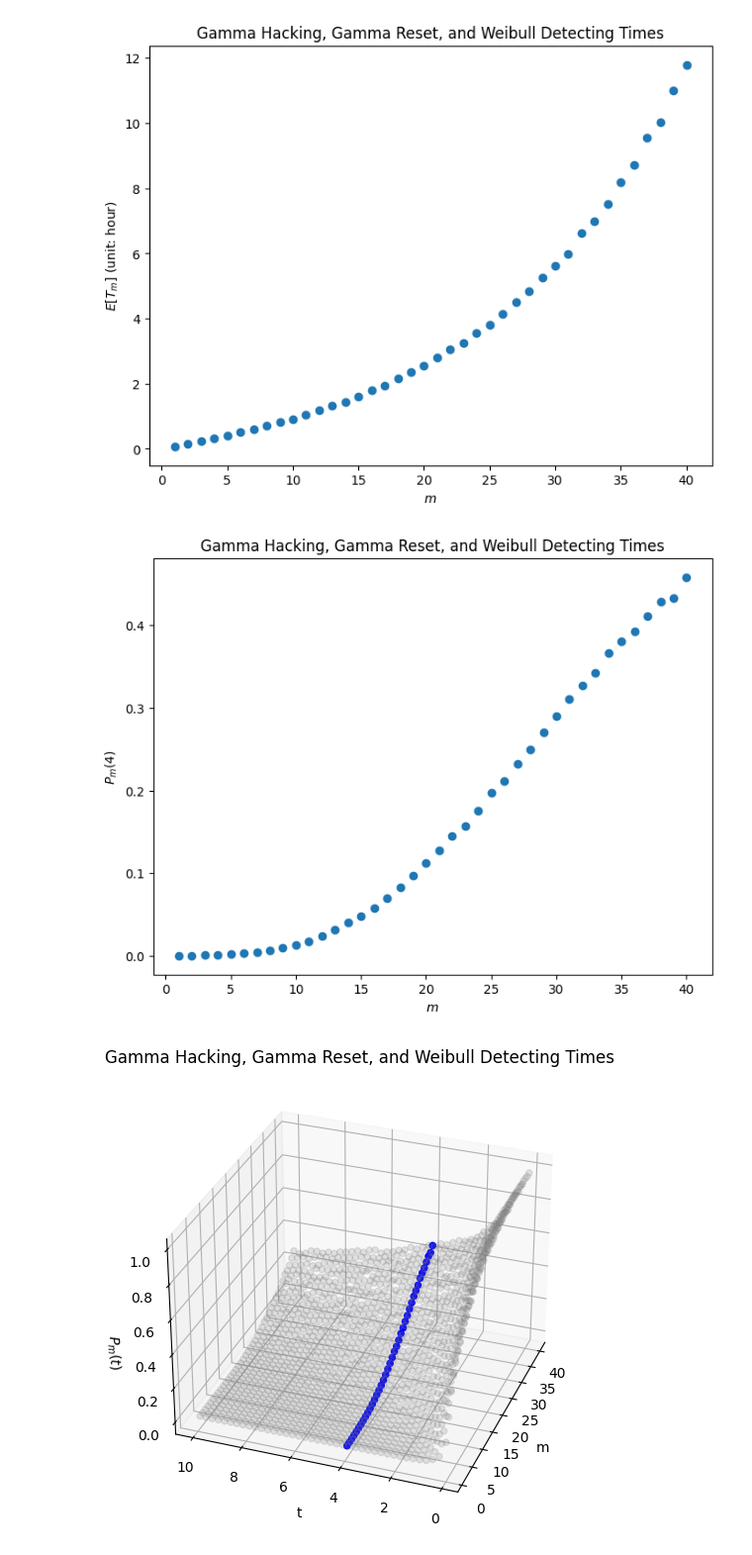
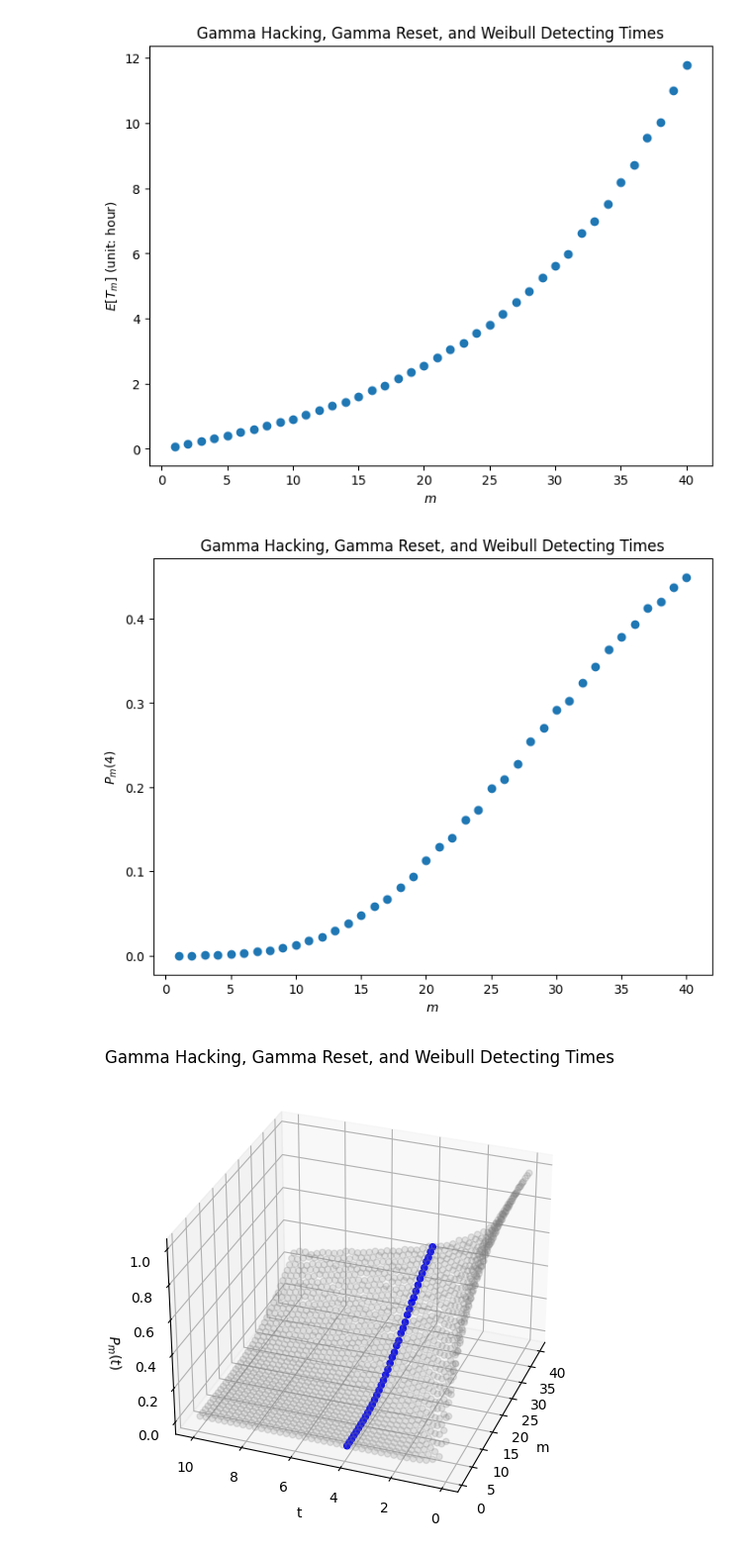
Before and after one commit to xuxiufeng/Instantaneous_and_limiting_behavior_of_an_n-node_blockchain_under_cyber_attacks_from_hackers, a Jupyter notebook: Instantaneous_and_limiting_behavior_of_an_n-node_blockchain_with_random_re-setting_times_under_cyber_attacks_from_a_single_hacker/gamma-gamma-weibull.ipynb, the cells around one changed output. Shown at 99% size. Cells and saved outputs as stored; diff of their text form; code cells hidden in the pictures.

```diff
--- a/Instantaneous_and_limiting_behavior_of_an_n-node_blockchain_with_random_re-setting_times_under_cyber_attacks_from_a_single_hacker/gamma-gamma-weibull.ipynb
+++ b/Instantaneous_and_limiting_behavior_of_an_n-node_blockchain_with_random_re-setting_times_under_cyber_attacks_from_a_single_hacker/gamma-gamma-weibull.ipynb
@@ -120,15 +120,15 @@ plt.show()
 [figure]
 # %%
 t_cross_section = 4
-P_mt = sim.P_mt1(t_cross_section, m)
+P_mt = sim.P_mt1(t_cross_section, m, N = 30000)
 fig = plt.figure(figsize=(8, 6))
 plt.scatter(range(1, m+1), P_mt)
 plt.xlabel(r'$m$')
 plt.ylabel(r'$P_m(4)$')
 plt.title('Gamma Hacking, Gamma Reset, and Weibull Detecting Times')
 plt.show()
 # %% [output]
-[figure, old version]
+[figure, new version]
 # %%
 node = np.array(range(1, m+1))
 t = np.array(np.linspace(0.1, 10, len(node)))
```
Also changed, not shown: parts of 3 cells of this notebook.
